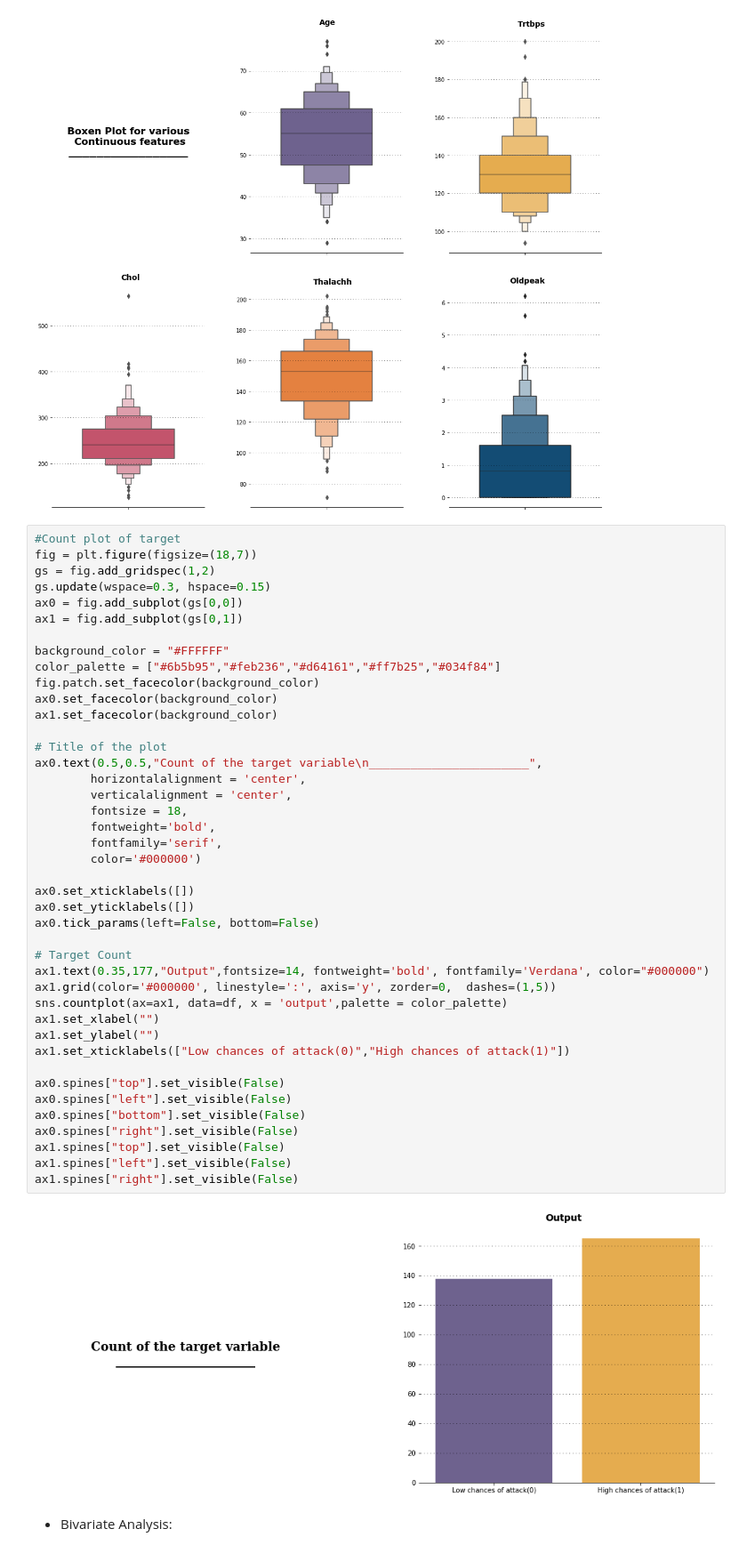
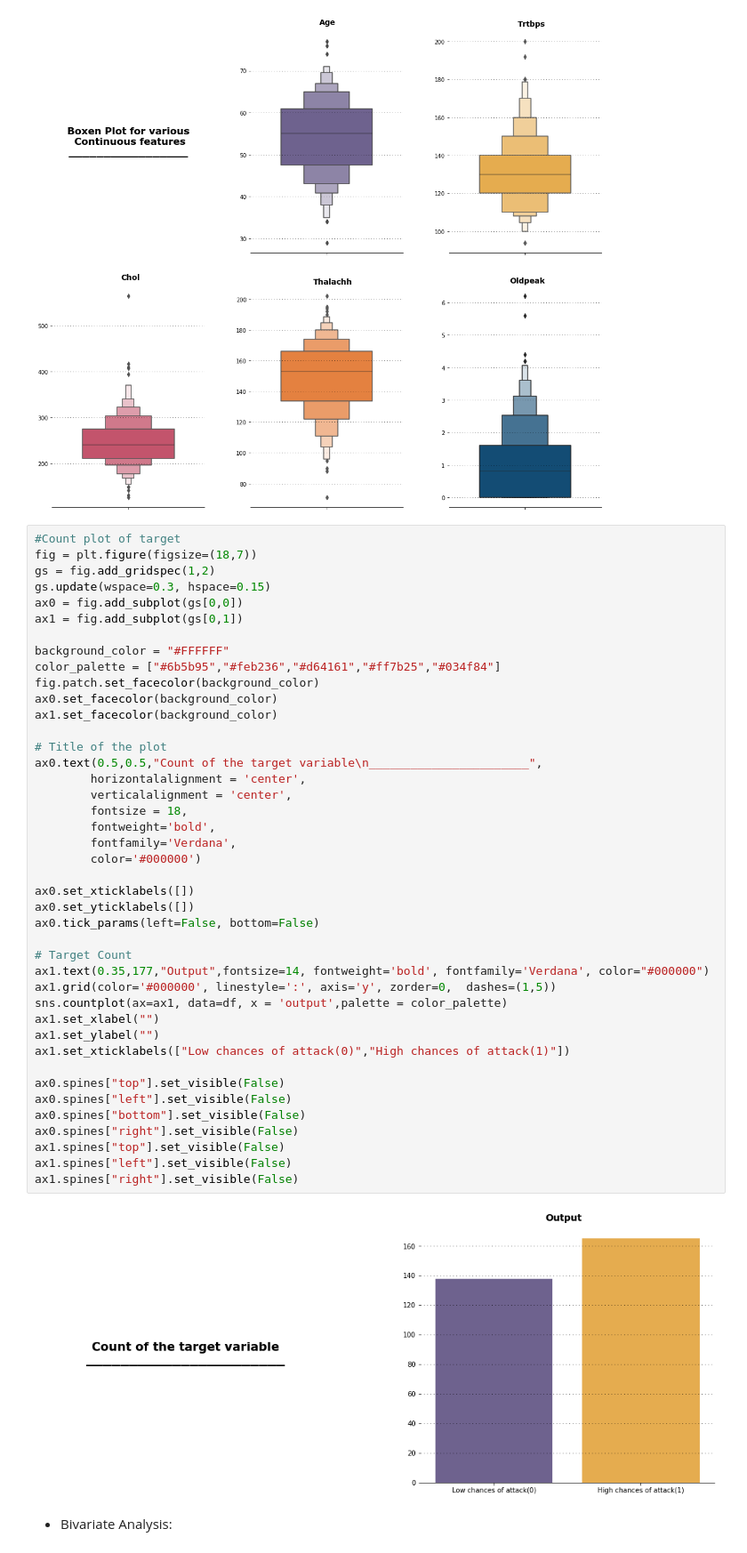
Before and after one commit to atalebizadeh/Examples, a Jupyter notebook: Heart Attack Prediction/Heart Attack Prediction.ipynb, the cells around one changed output. Shown at 89% size. Drawn from its saved outputs; the diff is of its cells as text.

```diff
--- a/Heart Attack Prediction/Heart Attack Prediction.ipynb
+++ b/Heart Attack Prediction/Heart Attack Prediction.ipynb
@@ -328,35 +328,35 @@ ax0.set_facecolor(background_color)
 ax1.set_facecolor(background_color)
 
 # Title of the plot
 ax0.text(0.5,0.5,"Count of the target variable\n_______________________",
         horizontalalignment = 'center',
         verticalalignment = 'center',
         fontsize = 18,
         fontweight='bold',
-        fontfamily='serif',
+        fontfamily='Verdana',
         color='#000000')
 
 ax0.set_xticklabels([])
 ax0.set_yticklabels([])
 ax0.tick_params(left=False, bottom=False)
 
 # Target Count
 ax1.text(0.35,177,"Output",fontsize=14, fontweight='bold', fontfamily='Verdana', color="#000000")
 ax1.grid(color='#000000', linestyle=':', axis='y', zorder=0,  dashes=(1,5))
 sns.countplot(ax=ax1, data=df, x = 'output',palette = color_palette)
 ax1.set_xlabel("")
 ax1.set_ylabel("")
 ax1.set_xticklabels(["Low chances of attack(0)","High chances of attack(1)"])
 
 ax0.spines["top"].set_visible(False)
 ax0.spines["left"].set_visible(False)
 ax0.spines["bottom"].set_visible(False)
 ax0.spines["right"].set_visible(False)
 ax1.spines["top"].set_visible(False)
 ax1.spines["left"].set_visible(False)
 ax1.spines["right"].set_visible(False)
 # %% [output]
-[figure, old version]
+[figure, new version]
 # %% [markdown]
 - Bivariate Analysis:
 # %%
```
Also changed, not shown: parts of 3 cells of this notebook.
